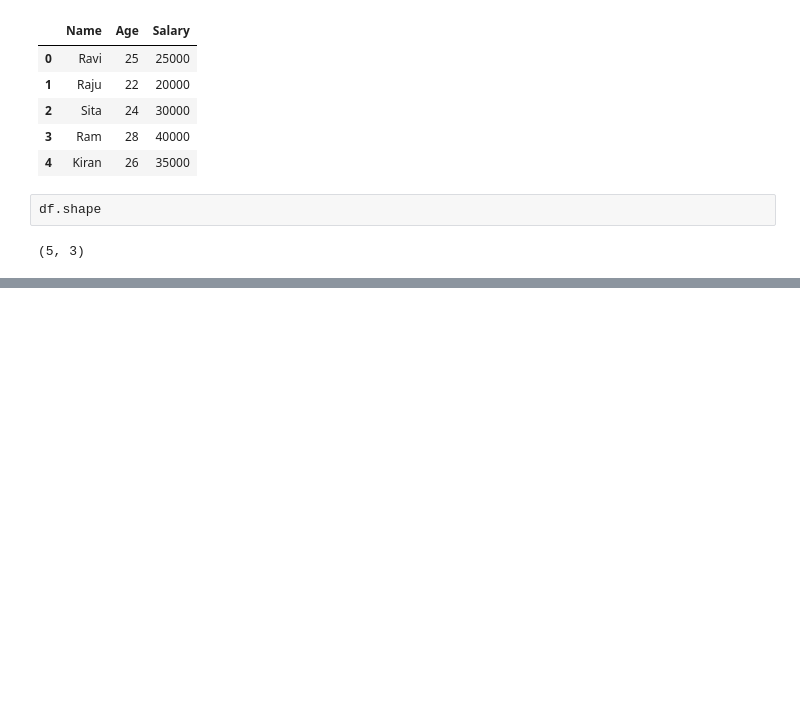
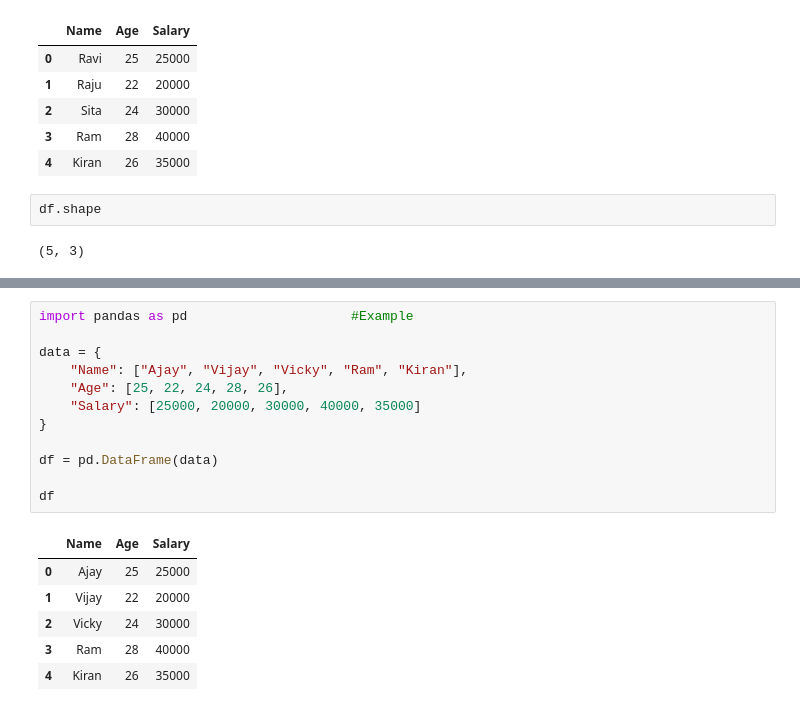
Before and after one commit to upendarreddyadla/Sprint-3-NumPy-Pandas, a Jupyter notebook: 06_Data_Inspection.ipynb, the cells around one changed output, grey strips where cells are left out. Saved outputs shown, nothing was run; the diff lists cells and outputs as text; blank space fills up the shorter version.

```diff
--- a/06_Data_Inspection.ipynb
+++ b/06_Data_Inspection.ipynb
@@ -484,0 +516,19 @@ df.shape
+# %%
+import pandas as pd                     #Example
+
+data = {
+    "Name": ["Ajay", "Vijay", "Vicky", "Ram", "Kiran"],
+    "Age": [25, 22, 24, 28, 26],
+    "Salary": [25000, 20000, 30000, 40000, 35000]
+}
+
+df = pd.DataFrame(data)
+
+df
+# %% [output]
+|  | Name | Age | Salary |
+| 0 | Ajay | 25 | 25000 |
+| 1 | Vijay | 22 | 20000 |
+| 2 | Vicky | 24 | 30000 |
+| 3 | Ram | 28 | 40000 |
+| 4 | Kiran | 26 | 35000 |
```
Also changed, not shown: parts of 24 cells of this notebook.
